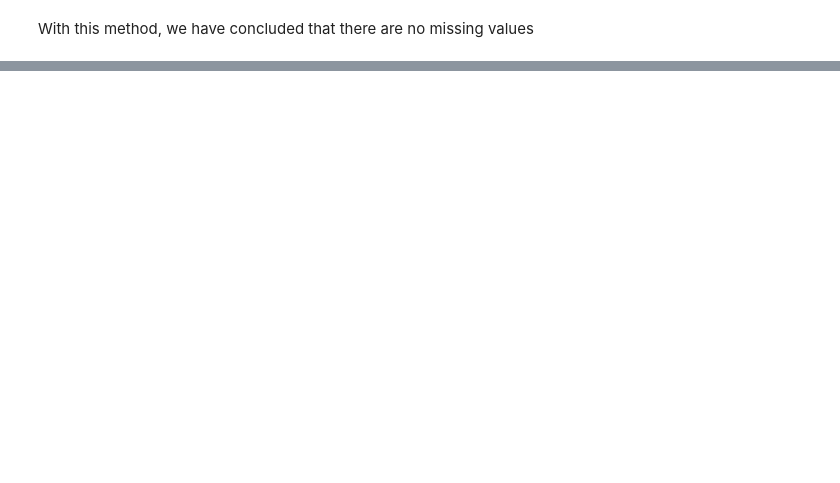
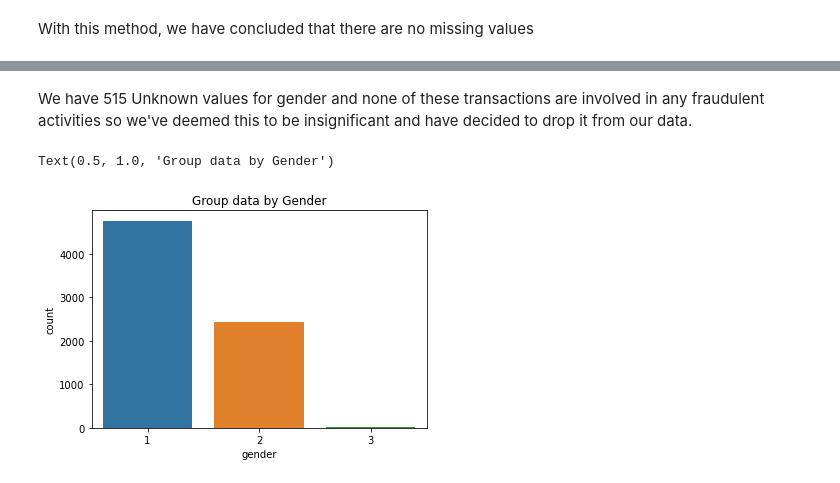
Before and after one commit to bismahkhan/BankFraud, a Jupyter notebook: Bank_Fraud.ipynb, the cells around one changed output, grey strips where cells are left out. Cells and saved outputs as stored; diff of their text form; code cells hidden in the pictures; blank space fills up the shorter version.

```diff
--- a/Bank_Fraud.ipynb
+++ b/Bank_Fraud.ipynb
@@ -195,0 +140,2 @@ bankFraud.groupby('category')[['fraud']].sum()
+# %% [markdown]
+We have 515 Unknown values for gender and none of these transactions are involved in any fraudulent activities so we've deemed this to be insignificant and have decided to drop it from our data.
@@ -195,0 +156,13 @@ bankFraud.groupby('category')[['fraud']].sum()
+# %%
+bankFraud_fraud = bankFraud.loc[bankFraud.fraud == 1]
+# %%
+plt.figure()
+fig = sns.countplot(x='gender', data=bankFraud_fraud)
+plt.title('Group data by Gender')
+
+# Female : 1
+# Male : 2
+# Enterprise : 3
+# %% [output]
+Text(0.5, 1.0, 'Group data by Gender')
+[figure, added]
```
Also changed, not shown: parts of 50 cells of this notebook.
